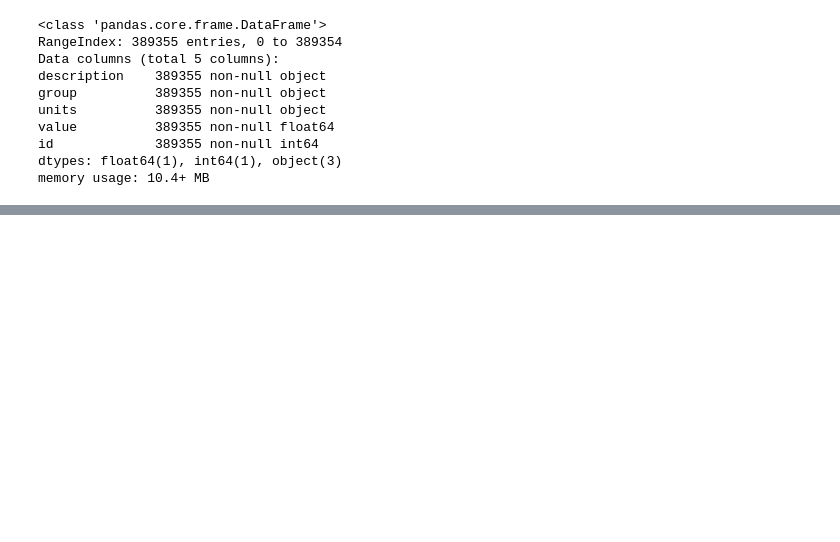
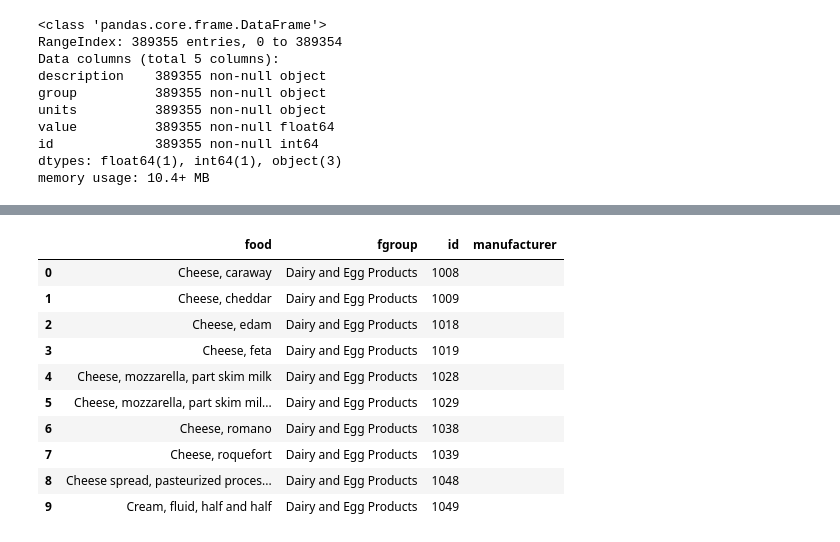
Before and after one commit to Joey-Hu/pythonForData, a Jupyter notebook: USDA_food_datasets.ipynb, the cells around one changed output, grey strips where cells are left out. Saved outputs shown, nothing was run; the diff lists cells and outputs as text; code cells hidden in the pictures; blank space fills up the shorter version.

Commit message:
USDA—DA_food_ds 修改

```diff
--- a/USDA_food_datasets.ipynb
+++ b/USDA_food_datasets.ipynb
@@ -124,0 +130,5 @@ memory usage: 10.4+ MB
+# %%
+# 由于两个df中都有“group”和“description”，为了区分，对其重命名：
+col_mapping  = {
+    'description': 'food',
+    'group':'fgroup'}
@@ -124,0 +181,14 @@ memory usage: 10.4+ MB
+# %%
+info[:10]
+# %% [output]
+|  | food | fgroup | id | manufacturer |
+| 0 | Cheese, caraway | Dairy and Egg Products | 1008 |  |
+| 1 | Cheese, cheddar | Dairy and Egg Products | 1009 |  |
+| 2 | Cheese, edam | Dairy and Egg Products | 1018 |  |
+| 3 | Cheese, feta | Dairy and Egg Products | 1019 |  |
+| 4 | Cheese, mozzarella, part skim milk | Dairy and Egg Products | 1028 |  |
+| 5 | Cheese, mozzarella, part skim mil... | Dairy and Egg Products | 1029 |  |
+| 6 | Cheese, romano | Dairy and Egg Products | 1038 |  |
+| 7 | Cheese, roquefort | Dairy and Egg Products | 1039 |  |
+| 8 | Cheese spread, pasteurized proces... | Dairy and Egg Products | 1048 |  |
+| 9 | Cream, fluid, half and half | Dairy and Egg Products | 1049 |  |
```
Also changed, not shown: parts of 12 cells of this notebook.
